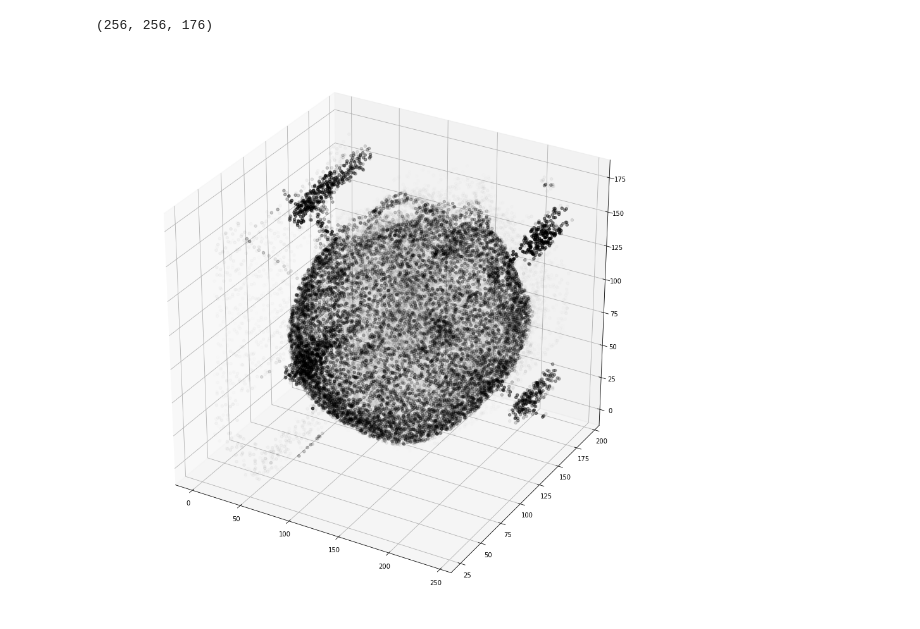
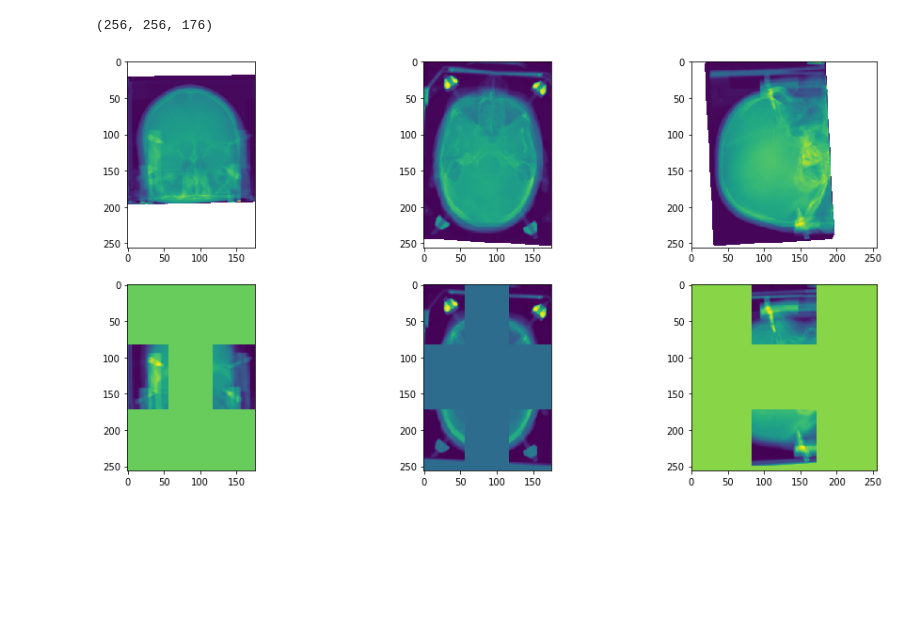
Before and after one commit to wspeier1/BE223A_2019, a Jupyter notebook: CT_Segmentation/Segment_CT-SA.ipynb, the cells around one changed output. Drawn from its saved outputs; the diff is of its cells as text; code cells hidden in the pictures; blank space fills up the shorter version.

Commit message:
:construction: exploring scipy filters and sectioning areas of CT

```diff
--- a/CT_Segmentation/Segment_CT-SA.ipynb
+++ b/CT_Segmentation/Segment_CT-SA.ipynb
@@ -41,7 +45,10 @@ preop_CT_data = preop_CT.get_fdata()
 preop_CT_data.shape
 # %% [output]
 (256, 256, 176)
-# %%
-vis.quick_plot_3D(preop_CT_data, step_size=100)
-# %% [output]
-[figure, removed]
+# %%
+# Remove middle sections and edges to clean image
+importlib.reload(fct)
+filtered = fct.remove_ct_blocks(preop_CT_data, 35, 35, 35)
+axes = vis.compare_filtered_original(preop_CT_data, filtered)
+# %% [output]
+[figure, added]
```
Also changed, not shown: parts of 12 cells of this notebook, 3 other files.
